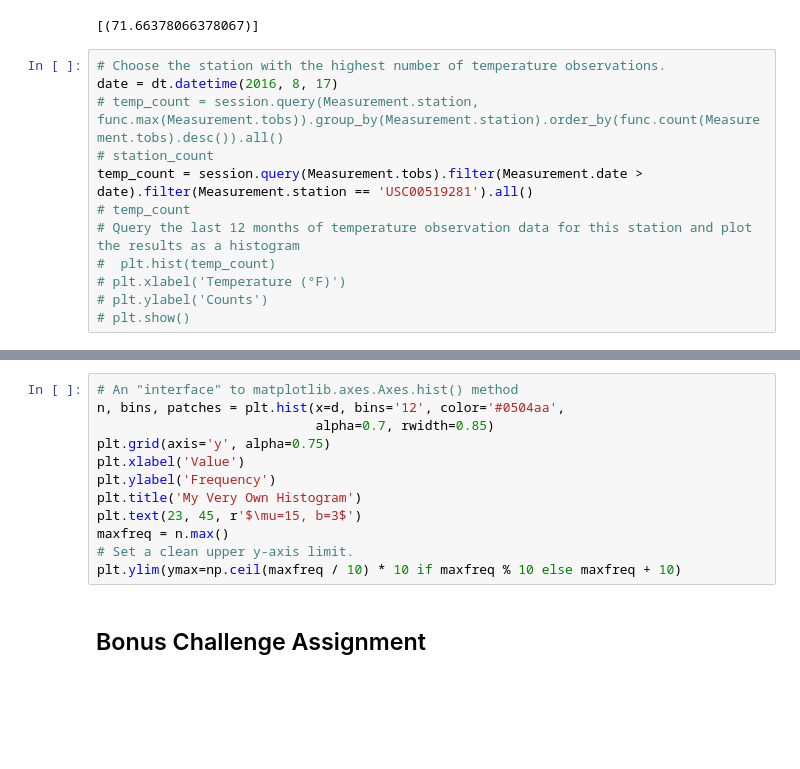
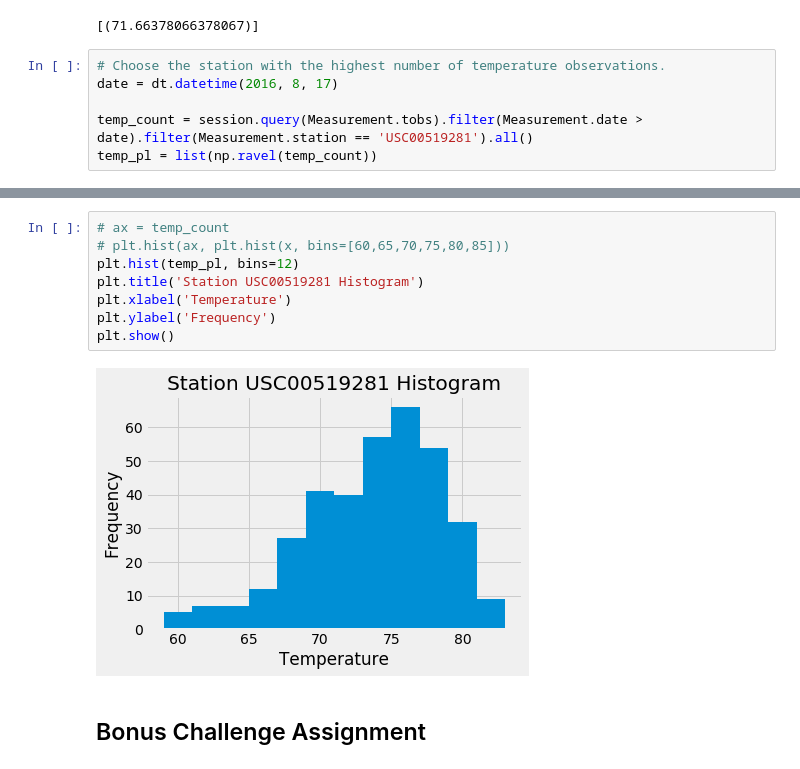
Before and after one commit to darenhamilton/sqlalchemy-challenge, a Jupyter notebook: climate.ipynb, the cells around one changed output, grey strips where cells are left out. Saved outputs shown, nothing was run; the diff lists cells and outputs as text; blank space fills up the shorter version.

```diff
--- a/climate_starter.ipynb
+++ b/climate.ipynb
@@ -247,12 +235,6 @@ avg_temp
 # %%
 # Choose the station with the highest number of temperature observations.
 date = dt.datetime(2016, 8, 17)
-# temp_count = session.query(Measurement.station, func.max(Measurement.tobs)).group_by(Measurement.station).order_by(func.count(Measurement.tobs).desc()).all()
-# station_count
+
 temp_count = session.query(Measurement.tobs).filter(Measurement.date > date).filter(Measurement.station == 'USC00519281').all()
-# temp_count
-# Query the last 12 months of temperature observation data for this station and plot the results as a histogram
-#  plt.hist(temp_count)
-# plt.xlabel('Temperature (°F)')
-# plt.ylabel('Counts')
-# plt.show()
+temp_pl = list(np.ravel(temp_count))
@@ -275,15 +241,13 @@ plt.show()
-# %%
-# An "interface" to matplotlib.axes.Axes.hist() method
-n, bins, patches = plt.hist(x=d, bins='12', color='#0504aa',
-                            alpha=0.7, rwidth=0.85)
-plt.grid(axis='y', alpha=0.75)
-plt.xlabel('Value')
-plt.ylabel('Frequency')
-plt.title('My Very Own Histogram')
-plt.text(23, 45, r'$\mu=15, b=3$')
-maxfreq = n.max()
-# Set a clean upper y-axis limit.
-plt.ylim(ymax=np.ceil(maxfreq / 10) * 10 if maxfreq % 10 else maxfreq + 10)
+# %%
+# ax = temp_count
+# plt.hist(ax, plt.hist(x, bins=[60,65,70,75,80,85]))
+plt.hist(temp_pl, bins=12)
+plt.title('Station USC00519281 Histogram')
+plt.xlabel('Temperature')
+plt.ylabel('Frequency')
+plt.show()
+# %% [output]
+[figure, added]
 # %% [markdown]
 ## Bonus Challenge Assignment
 # %%
```
Also changed, not shown: parts of 5 cells of this notebook, 1 other file.
